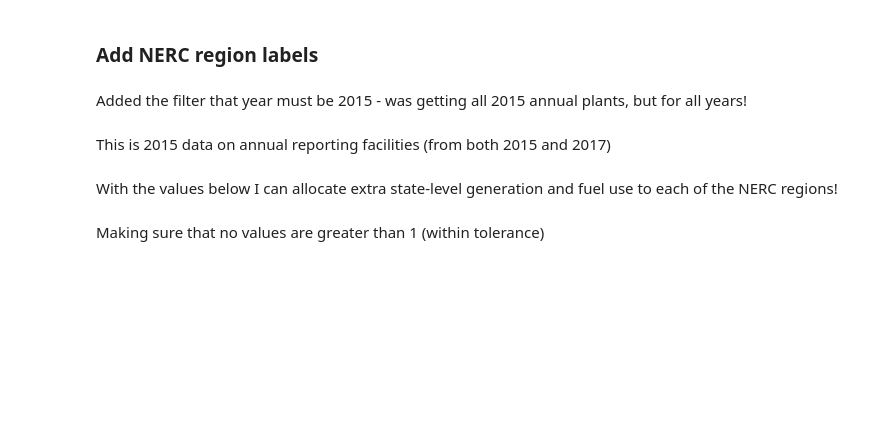
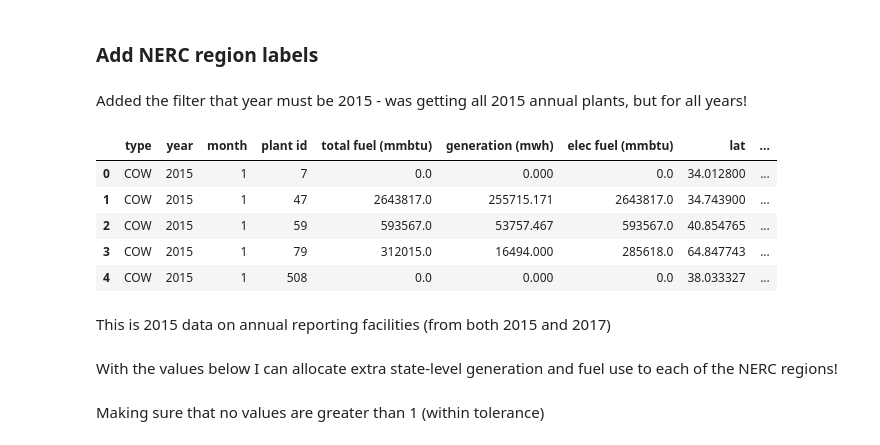
Before and after one commit to gschivley/carbon-index, a Jupyter notebook: Notebooks/Calculate national and NERC gen and emissions.ipynb, the cells around one changed output. Cells and saved outputs as stored; diff of their text form; code cells hidden in the pictures; blank space fills up the shorter version.

Commit message:
re-run with updated nerc labels by year

```diff
--- a/Notebooks/Calculate national and NERC gen and emissions.ipynb
+++ b/Notebooks/Calculate national and NERC gen and emissions.ipynb
@@ -196,7 +218,7 @@ from Analysis.state2nerc import fraction_state2nerc, add_region
 # %%
 cwd = os.getcwd()
 path = join(data_path, 'Facility labels',
-            'Facility locations_knn.csv')
+            'Facility locations_RF.csv')
 location_labels = pd.read_csv(path)
 # %%
 nerc_state_path = join(data_path, 'Derived data',
@@ -214,7 +236,16 @@ eia_2015_annual = eia_fac.loc[(eia_fac['plant id'].isin(annual_ids)) &
 eia_2015_annual = group_fuel_cats(eia_2015_annual, state_fuel_cat)
 # %%
 eia_2015_annual_nerc = add_facility_location(eia_2015_annual, location_labels,
-                                        labels=['state', 'nerc'])
+                                        labels=['state', 'nerc', 'year'])
+# %%
+eia_2015_annual_nerc.head()
+# %% [output]
+|  | type | year | month | plant id | total fuel (mmbtu) | generation (mwh) | elec fuel (mmbtu) | lat | ... |
+| 0 | COW | 2015 | 1 | 7 | 0.0 | 0.000 | 0.0 | 34.012800 | ... |
+| 1 | COW | 2015 | 1 | 47 | 2643817.0 | 255715.171 | 2643817.0 | 34.743900 | ... |
+| 2 | COW | 2015 | 1 | 59 | 593567.0 | 53757.467 | 593567.0 | 40.854765 | ... |
+| 3 | COW | 2015 | 1 | 79 | 312015.0 | 16494.000 | 285618.0 | 64.847743 | ... |
+| 4 | COW | 2015 | 1 | 508 | 0.0 | 0.000 | 0.0 | 38.033327 | ... |
 # %% [markdown]
 This is 2015 data on annual reporting facilities (from both 2015 and 2017)
 # %%
```
Also changed, not shown: parts of 6 cells of this notebook.
